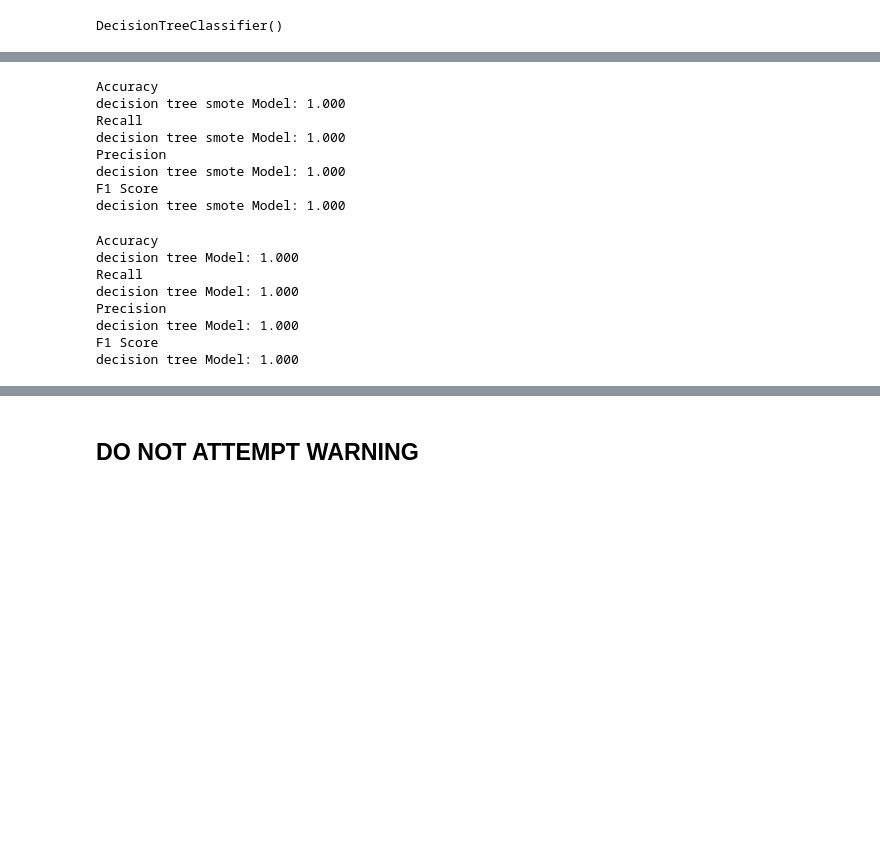
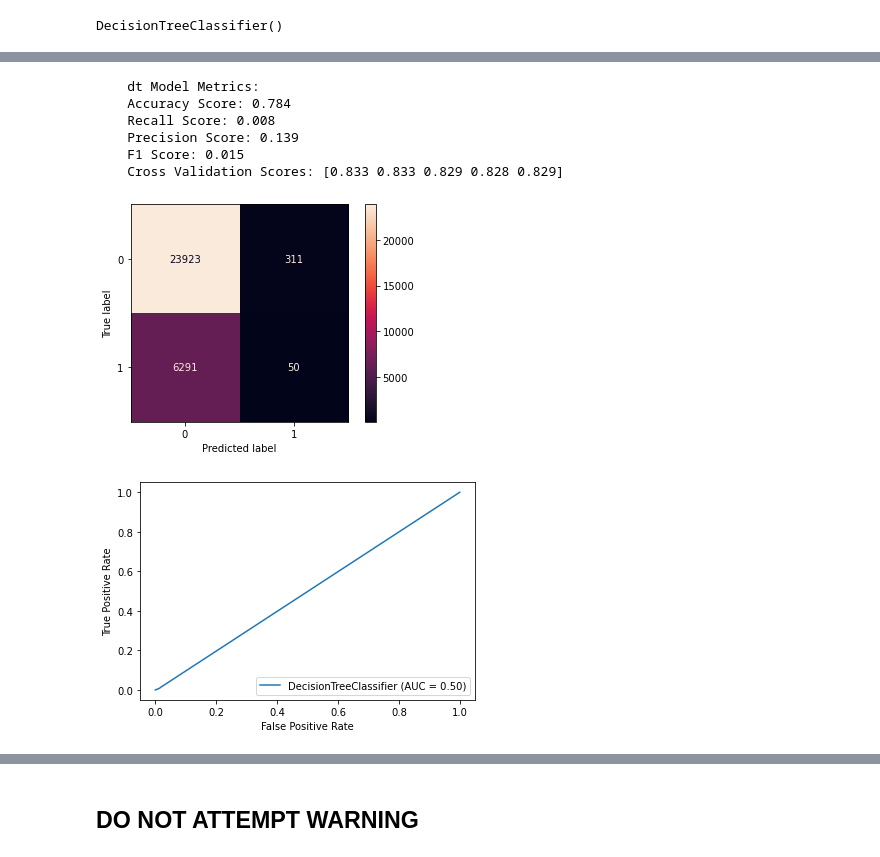
Before and after one commit to alpacanonymous/project3, a Jupyter notebook: Colinnotebook.ipynb, the cells around one changed output, grey strips where cells are left out. Cells and saved outputs as stored; diff of their text form; code cells hidden in the pictures; blank space fills up the shorter version.

```diff
--- a/Colinnotebook.ipynb
+++ b/Colinnotebook.ipynb
@@ -429,50 +240,31 @@ plot_confusion_matrix(dts, X_train_resampled, y_train_resampled, cmap='rocket')
 # %%
 plot_confusion_matrix(dt, X_train_scaled, y_train, cmap='rocket')
-# %%
-dts_model_accuracy = accuracy_score(y_train_resampled, dts.predict(X_train_resampled))
-dts_model_recall = recall_score(y_train_resampled, dts.predict(X_train_resampled),pos_label="Yes")
-dts_model_precision = precision_score(y_train_resampled, dts.predict(X_train_resampled),pos_label="Yes")
-dts_model_f1 = f1_score(y_train_resampled, dts.predict(X_train_resampled),pos_label="Yes")
-print(f"""
-Accuracy
-decision tree smote Model: {dts_model_accuracy:1.3f}
-Recall
-decision tree smote Model: {dts_model_recall:1.3f}
-Precision
-decision tree smote Model: {dts_model_precision:1.3f}
-F1 Score
-decision tree smote Model: {dts_model_f1:1.3f}
-""")
-# %% [output]
-Accuracy
-decision tree smote Model: 1.000
-Recall
-decision tree smote Model: 1.000
-Precision
-decision tree smote Model: 1.000
-F1 Score
-decision tree smote Model: 1.000
-# %%
-dt_model_accuracy = accuracy_score(y_train, dt.predict(X_train_scaled))
-dt_model_recall = recall_score(y_train, dt.predict(X_train_scaled),pos_label="Yes")
-dt_model_precision = precision_score(y_train, dt.predict(X_train_scaled),pos_label="Yes")
-dt_model_f1 = f1_score(y_train, dt.predict(X_train_scaled),pos_label="Yes")
-print(f"""
-Accuracy
-decision tree Model: {dt_model_accuracy:1.3f}
-Recall
-decision tree Model: {dt_model_recall:1.3f}
-Precision
-decision tree Model: {dt_model_precision:1.3f}
-F1 Score
-decision tree Model: {dt_model_f1:1.3f}
-""")
-# %% [output]
-Accuracy
-decision tree Model: 1.000
-Recall
-decision tree Model: 1.000
-Precision
-decision tree Model: 1.000
-F1 Score
-decision tree Model: 1.000
+# %%
+def model_metrics(model, X_train, y_train, name):
+    plot_confusion_matrix(model, X_train, y_train, cmap='rocket');
+    plot_roc_curve(model, X_train, y_train);
+    y_pred = model.predict(X_train)
+    accuracy = accuracy_score(y_train, y_pred)
+    recall = recall_score(y_train, y_pred)
+    precision = precision_score(y_train, y_pred)
+    f1 = f1_score(y_train, y_pred)
+    cv = cross_val_score(model, X_train, y_train)
+    return print(f"""
+    {name} Model Metrics:
+    Accuracy Score: {accuracy:1.3f}
+    Recall Score: {recall:1.3f}
+    Precision Score: {precision:1.3f}
+    F1 Score: {f1:1.3f}
+    Cross Validation Scores: {cv.round(3)}
+    """)
+# %%
+model_metrics(dt2, X_test_KNNI, y_test, 'dt')
+# %% [output]
+    dt Model Metrics:
+    Accuracy Score: 0.784
+    Recall Score: 0.008
+    Precision Score: 0.139
+    F1 Score: 0.015
+    Cross Validation Scores: [0.833 0.833 0.829 0.828 0.829]
+[figure, added]
+[figure, added]
```
Also changed, not shown: parts of 44 cells of this notebook.
